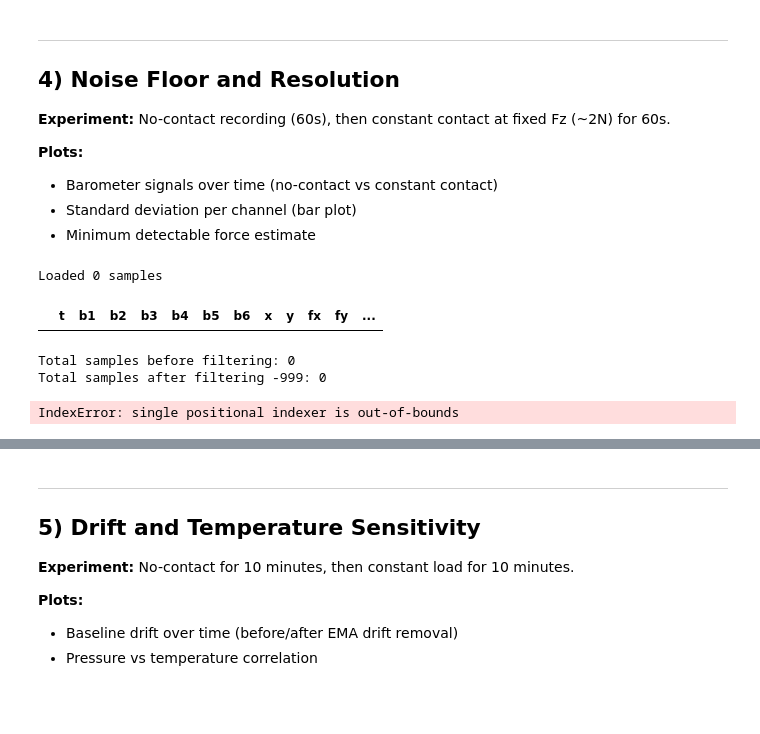
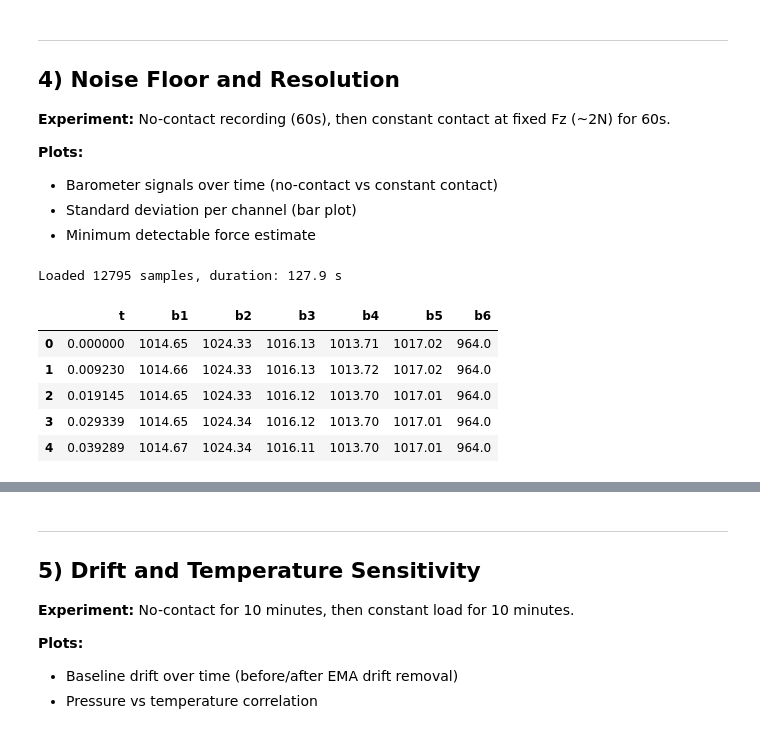
Before and after one commit to auroraruggeri13-art/Thesis_Tactile_Sensor, a Jupyter notebook: sensor_characterization.ipynb, the cells around one changed output, grey strips where cells are left out. Saved outputs shown, nothing was run; the diff lists cells and outputs as text; code cells hidden in the pictures; blank space fills up the shorter version.

```diff
--- a/sensor_characterization.ipynb
+++ b/sensor_characterization.ipynb
@@ -504,38 +504,40 @@ print(df3.groupby('force_level')['error_euclidean'].describe())
 - Barometer signals over time (no-contact vs constant contact)
 - Standard deviation per channel (bar plot)
 - Minimum detectable force estimate
-# %%
-# === DATA LOADING ===
-# Modify this path to your noise characterization dataset
-data_path_4 = r"C:\Users\aurir\OneDrive - epfl.ch\Thesis- Biorobotics Lab\train_validation_test_data\test_data_v5.1094.csv"
-
-# Load data
-df4 = pd.read_csv(data_path_4)
-print(f"Loaded {len(df4)} samples")
-df4.head()
-# %% [output]
-Loaded 0 samples
-|  | t | b1 | b2 | b3 | b4 | b5 | b6 | x | y | fx | fy | ... |
-# %%
-# === PREPROCESSING ===
-# Filter out artificial no-contact values (-999) - but keep genuine no-contact (close to 0)
-print(f"Total samples before filtering: {len(df4)}")
-df4 = df4[(df4['fz'] != -999) & (df4['fx'] != -999) & (df4['fy'] != -999)]
-print(f"Total samples after filtering -999: {len(df4)}")
-
-# Identify no-contact and contact periods based on force threshold
-force_threshold = 0.5  # N
-df4['contact'] = np.abs(df4['fz']) > force_threshold
-
-# Create time axis (relative to start)
-df4['time_rel'] = df4['t'] - df4['t'].iloc[0]
-
-no_contact = df4[~df4['contact']]
-with_contact = df4[df4['contact']]
-
-print(f"No-contact samples: {len(no_contact)}")
-print(f"With-contact samples: {len(with_contact)}")
-# %% [output]
-Total samples before filtering: 0
-Total samples after filtering -999: 0
-IndexError: single positional indexer is out-of-bounds
+# %%
+# === DATA LOADING ===
+# Raw barometer file for noise characterization (no force labels)
+data_path_4 = r"C:\Users\aurir\OneDrive - epfl.ch\Thesis- Biorobotics Lab\test data\test 51794 - sensor v5\51794barometers_trial.txt"
+
+# Load raw barometer data (auto-detect delimiter and column format)
+df4_raw = pd.read_csv(data_path_4, sep=None, engine="python")
+df4_raw.columns = [c.strip() for c in df4_raw.columns]
+
+# Standardize time column → elapsed seconds
+if 'Epoch_s' in df4_raw.columns:
+    t_vals = df4_raw['Epoch_s'].astype(float)
+elif 'PcTime' in df4_raw.columns:
+    t_vals = df4_raw['PcTime'].astype(float)
+else:
+    t_vals = pd.Series(range(len(df4_raw)), dtype=float)
+
+# Build clean DataFrame with elapsed time and standardized baro columns (b1_P..b6_P → b1..b6)
+df4 = pd.DataFrame()
+df4['t'] = t_vals - t_vals.iloc[0]   # elapsed seconds since start
+for i in range(1, 7):
+    if f"b{i}_P" in df4_raw.columns:
+        df4[f"b{i}"] = pd.to_numeric(df4_raw[f"b{i}_P"], errors='coerce')
+    elif f"b{i}" in df4_raw.columns:
+        df4[f"b{i}"] = pd.to_numeric(df4_raw[f"b{i}"], errors='coerce')
+df4 = df4.dropna().reset_index(drop=True)
+
+print(f"Loaded {len(df4)} samples, duration: {df4['t'].iloc[-1]:.1f} s")
+df4.head()
+# %% [output]
+Loaded 12795 samples, duration: 127.9 s
+|  | t | b1 | b2 | b3 | b4 | b5 | b6 |
+| 0 | 0.000000 | 1014.65 | 1024.33 | 1016.13 | 1013.71 | 1017.02 | 964.0 |
+| 1 | 0.009230 | 1014.66 | 1024.33 | 1016.13 | 1013.72 | 1017.02 | 964.0 |
+| 2 | 0.019145 | 1014.65 | 1024.33 | 1016.12 | 1013.70 | 1017.01 | 964.0 |
+| 3 | 0.029339 | 1014.65 | 1024.34 | 1016.12 | 1013.70 | 1017.01 | 964.0 |
+| 4 | 0.039289 | 1014.67 | 1024.34 | 1016.11 | 1013.70 | 1017.01 | 964.0 |
```
Also changed, not shown: parts of 10 cells of this notebook, 20 other files.
